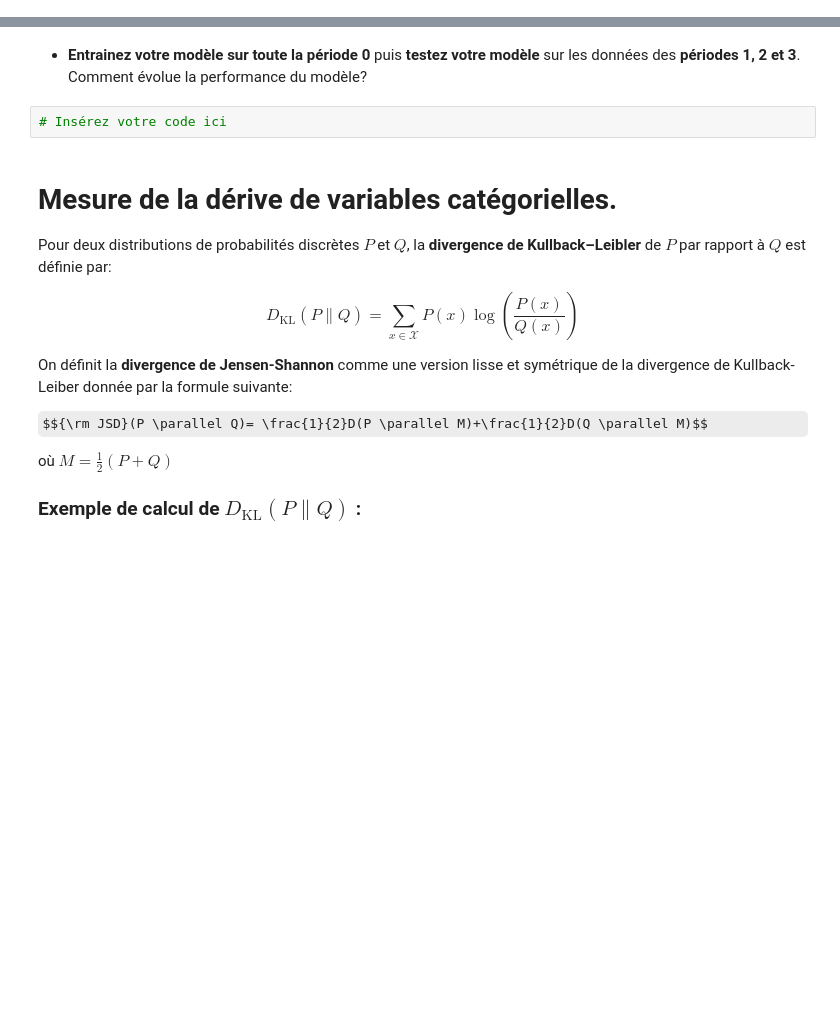
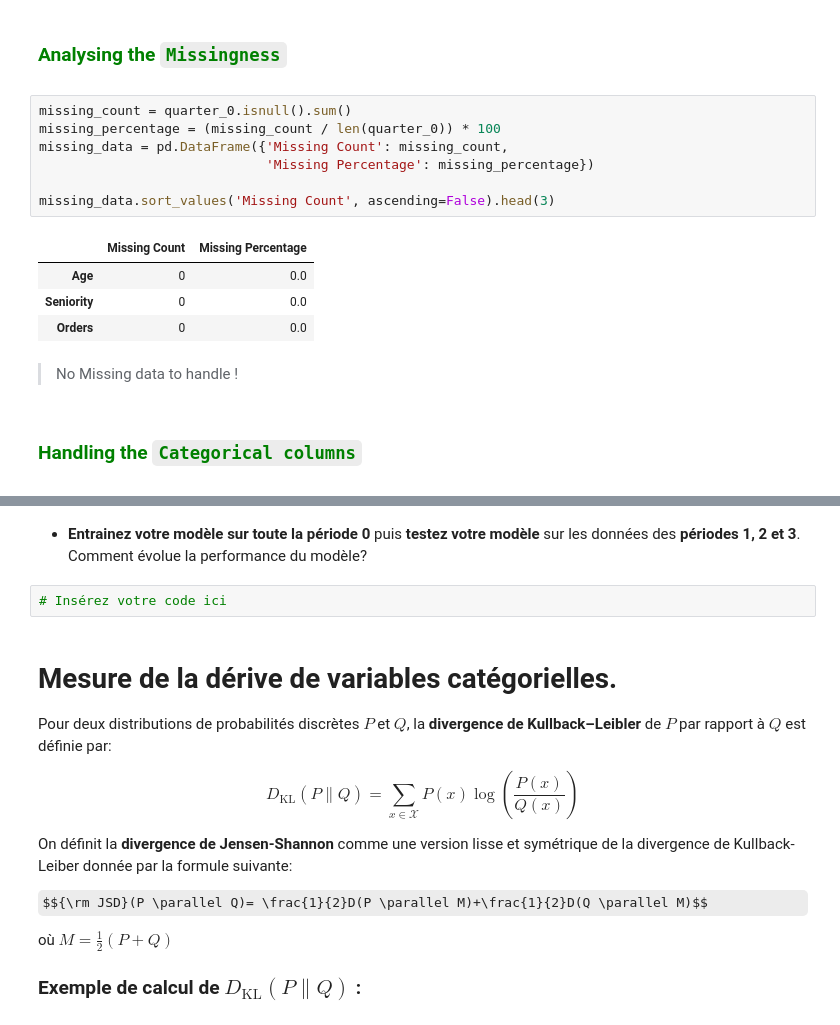
Before and after one commit to labrijisaad/Technical-Test-AXA-Direct-Assurance, a Jupyter notebook: notebooks/TestTechniqueDerive_Sujet.ipynb, the cells around one changed output, grey strips where cells are left out. Cells and saved outputs as stored; diff of their text form; some formulas as TeX source; blank space fills up the shorter version.

```diff
--- a/notebooks/TestTechniqueDerive_Sujet.ipynb
+++ b/notebooks/TestTechniqueDerive_Sujet.ipynb
@@ -48,0 +123,18 @@ Ensuite, vous devrez **implémenter des métriques de dérive** qui vous seront
+# %% [markdown]
+### <p style="text-align:left"><span style="color:green">Analysing the `Missingness`</span></p>
+# %%
+missing_count = quarter_0.isnull().sum()
+missing_percentage = (missing_count / len(quarter_0)) * 100
+missing_data = pd.DataFrame({'Missing Count': missing_count,
+                             'Missing Percentage': missing_percentage})
+
+missing_data.sort_values('Missing Count', ascending=False).head(3)
+# %% [output]
+|  | Missing Count | Missing Percentage |
+| Age | 0 | 0.0 |
+| Seniority | 0 | 0.0 |
+| Orders | 0 | 0.0 |
+# %% [markdown]
+> No Missing data to handle !
+# %% [markdown]
+### <p style="text-align:left"><span style="color:green">Handling the `Categorical columns`</span></p>
```
Also changed, not shown: parts of 22 cells of this notebook, 3 other files.
